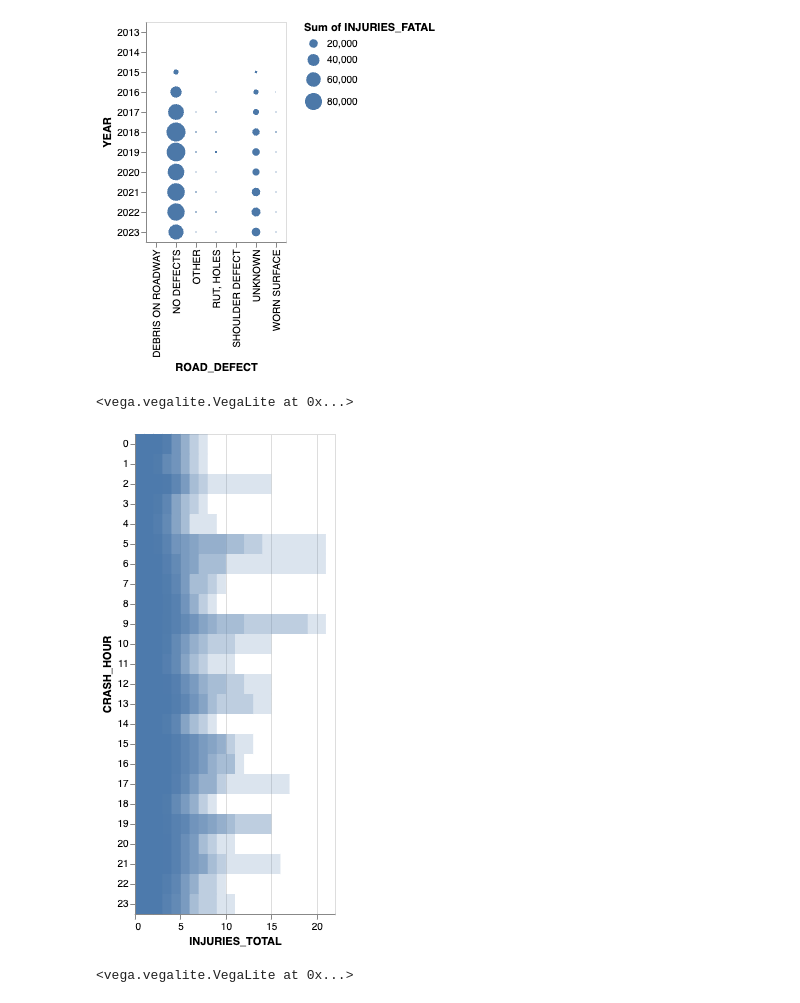
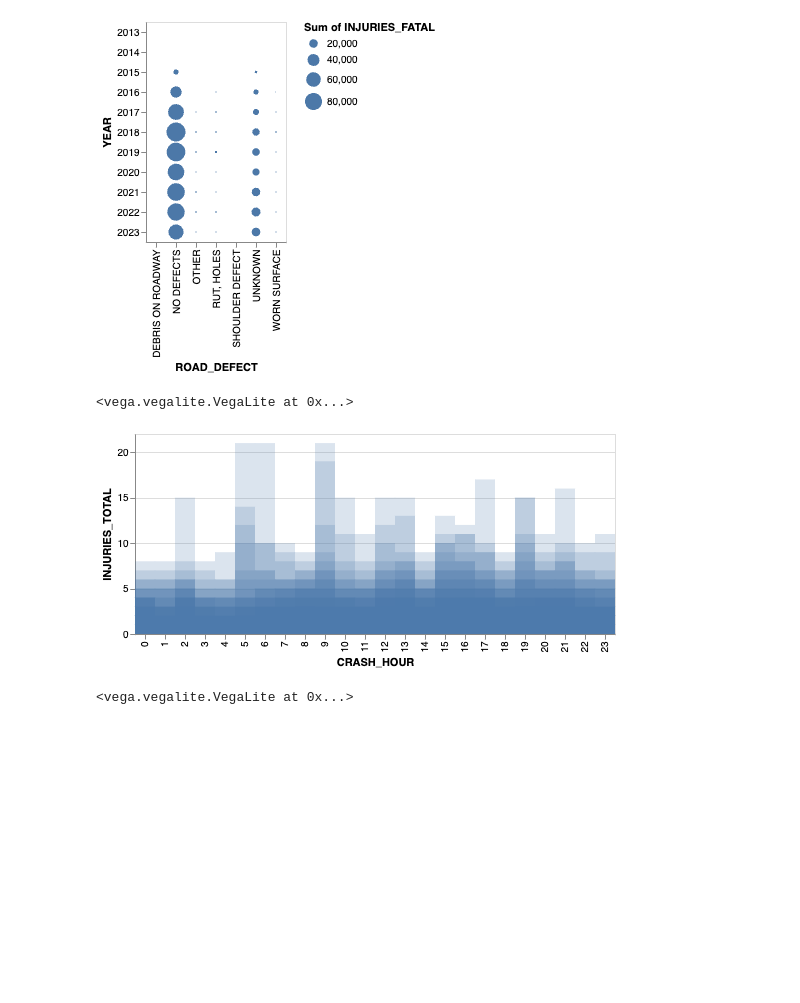
Before and after one commit to hemaalatha-nk/424_Assingment3, a Jupyter notebook: assigment-3.ipynb, the cells around one changed output. Saved outputs shown, nothing was run; the diff lists cells and outputs as text; code cells hidden in the pictures; blank space fills up the shorter version.

```diff
--- a/assigment-3.ipynb
+++ b/assigment-3.ipynb
@@ -186,36 +171,36 @@ grouped_data5=df.groupby(['CRASH_HOUR','INJURIES_TOTAL','WEATHER_CONDITION']).si
 # print(grouped_data5)
 VegaLite(
     {
   "$schema": "https://vega.github.io/schema/vega-lite/v5.json",
 
   "mark": "rect",
   "encoding": {
     "opacity": {
       "condition": {
         "test": "test(regexp(search_input,'i'),datum.WEATHER_CONDITION)",
         "value": 0.2
       },
       "value": 0.1
     },
     "tooltip": {"field": "WEATHER_CONDITION", "type": "nominal"},
-    "x": {"field": "INJURIES_TOTAL", "type": "quantitative"},
-    "y": {"field": "CRASH_HOUR", "type": "nominal"}
+    "y": {"field": "INJURIES_TOTAL", "type": "quantitative"},
+    "x": {"field": "CRASH_HOUR", "type": "nominal"}
   },
   "params": [
     {
       "name": "search_input",
       "bind": {
         "input": "search",
         "placeholder": "WEATHER_CONDITION",
         "name": "Search"
       },
       "value": ""
     }
   ]
 },grouped_data5)
 # %% [output]
 <vega.vegalite.VegaLite at 0x...>
-[figure, old version]
+[figure, new version]
 # %%
 grouped_data6=df.groupby(['FIRST_CRASH_TYPE','TRAFFICWAY_TYPE','YEAR','WEATHER_CONDITION']).size().reset_index(name='INJURIES_TOTAL')
 VegaLite({
```
Also changed, not shown: parts of 6 cells of this notebook.
